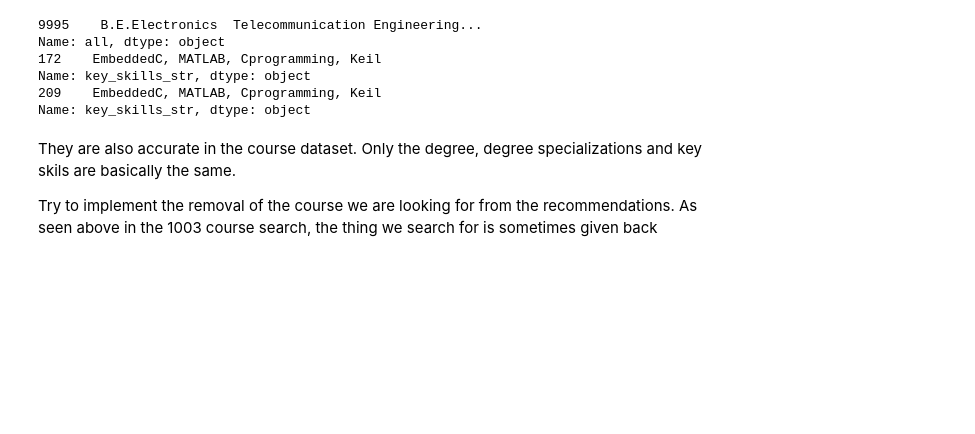
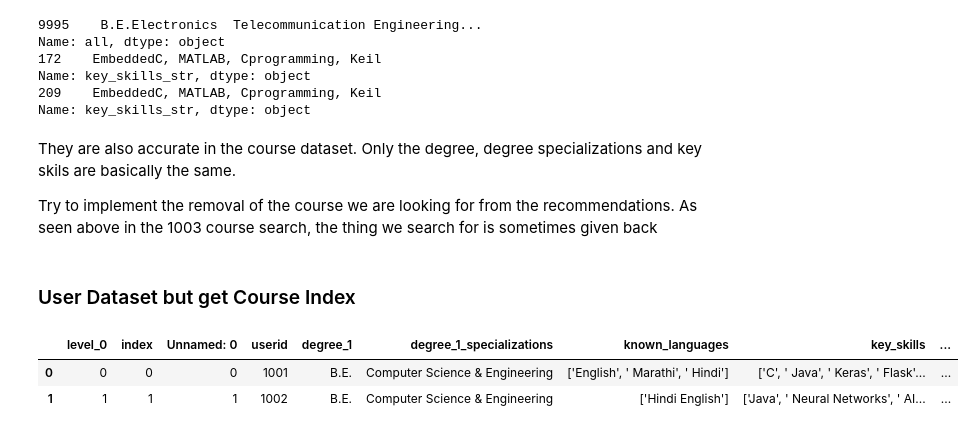
Before and after one commit to britneyv/Personalised-Course-Recommender-System, a Jupyter notebook: Content-Filtering_Experiments.ipynb, the cells around one changed output. Drawn from its saved outputs; the diff is of its cells as text; code cells hidden in the pictures; blank space fills up the shorter version.

```diff
--- a/Content-Filtering_Experiments.ipynb
+++ b/Content-Filtering_Experiments.ipynb
@@ -480,3 +480,11 @@ Name: key_skills_str, dtype: object
 They are also accurate in the course dataset. Only the degree, degree specializations and key skils are basically the same.
 
 Try to implement the removal of the course we are looking for from the recommendations. As seen above in the 1003 course search, the thing we search for is sometimes given back
+# %% [markdown]
+###  User Dataset but get Course Index
+# %%
+user_dataset.head(2)
+# %% [output]
+|  | level_0 | index | Unnamed: 0 | userid | degree_1 | degree_1_specializations | known_languages | key_skills | ... |
+| 0 | 0 | 0 | 0 | 1001 | B.E. | Computer Science & Engineering | ['English', ' Marathi', ' Hindi'] | ['C', ' Java', ' Keras', ' Flask'... | ... |
+| 1 | 1 | 1 | 1 | 1002 | B.E. | Computer Science & Engineering | ['Hindi English'] | ['Java', ' Neural Networks', ' AI... | ... |
```
Also changed, not shown: parts of 10 cells of this notebook.
